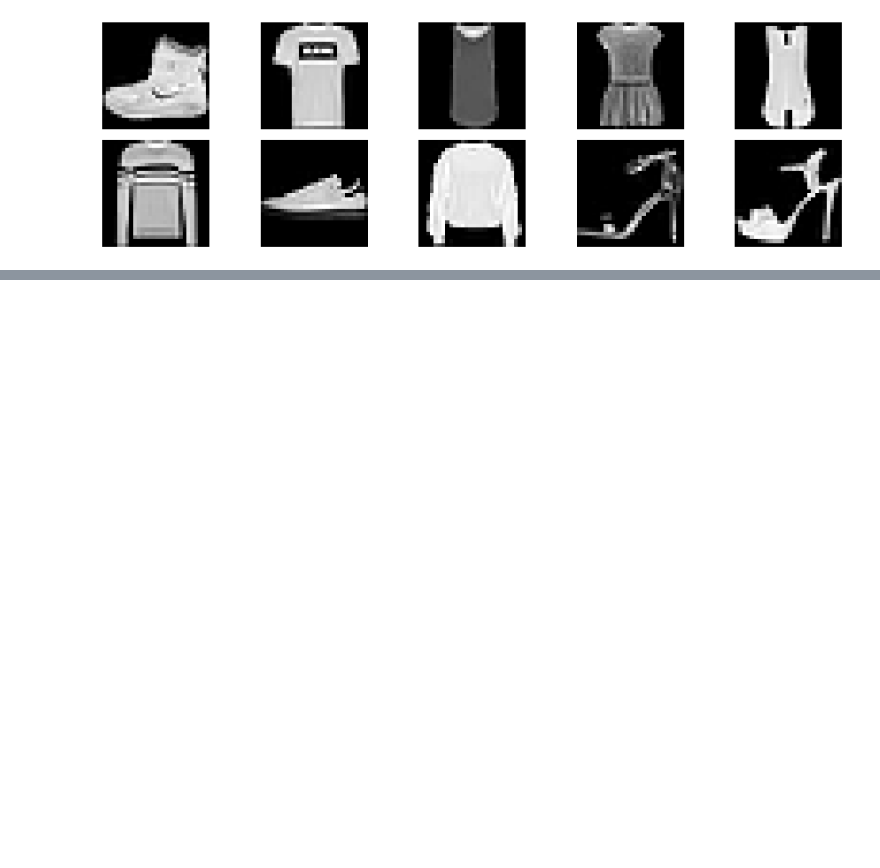
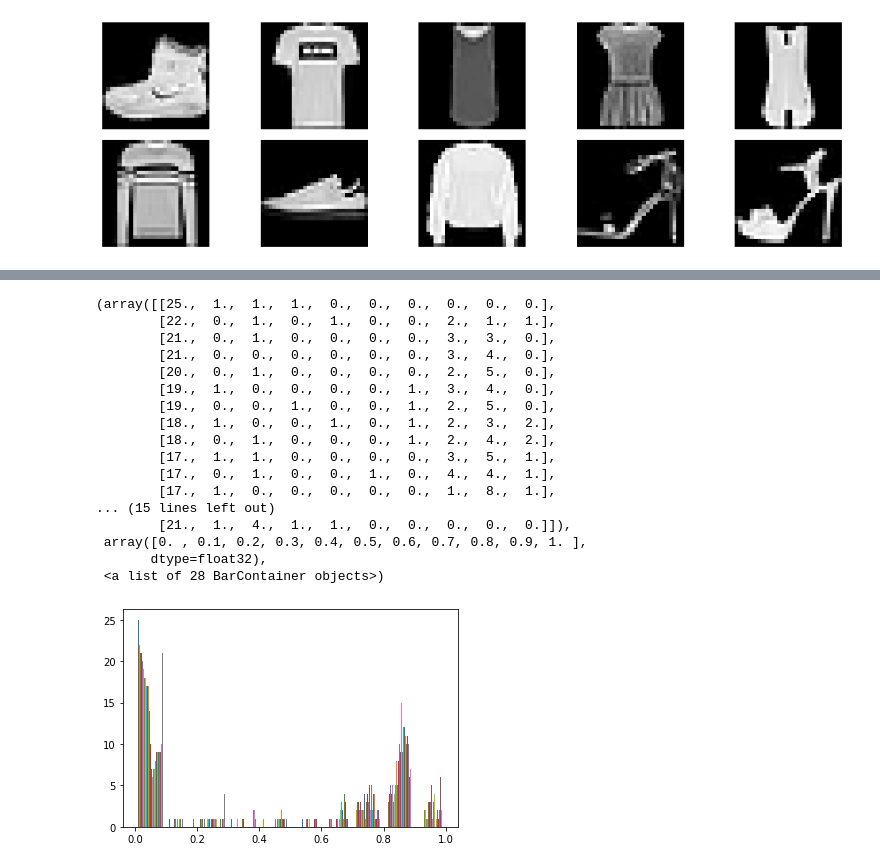
Before and after one commit to FHegardt/Deep_Learning_FH, a Jupyter notebook: Exercises/Exer1_Image_class.ipynb, the cells around one changed output, grey strips where cells are left out. Drawn from its saved outputs; the diff is of its cells as text; code cells hidden in the pictures; blank space fills up the shorter version.

```diff
--- a/Exercises/Exer1_Image_class.ipynb
+++ b/Exercises/Exer1_Image_class.ipynb
@@ -19,0 +58,22 @@ display_images()
+# %%
+test = fashion_mnist[0][0].astype("float32")/255
+plt.hist(test[0])
+# %% [output]
+(array([[25.,  1.,  1.,  1.,  0.,  0.,  0.,  0.,  0.,  0.],
+        [22.,  0.,  1.,  0.,  1.,  0.,  0.,  2.,  1.,  1.],
+        [21.,  0.,  1.,  0.,  0.,  0.,  0.,  3.,  3.,  0.],
+        [21.,  0.,  0.,  0.,  0.,  0.,  0.,  3.,  4.,  0.],
+        [20.,  0.,  1.,  0.,  0.,  0.,  0.,  2.,  5.,  0.],
+        [19.,  1.,  0.,  0.,  0.,  0.,  1.,  3.,  4.,  0.],
+        [19.,  0.,  0.,  1.,  0.,  0.,  1.,  2.,  5.,  0.],
+        [18.,  1.,  0.,  0.,  1.,  0.,  1.,  2.,  3.,  2.],
+        [18.,  0.,  1.,  0.,  0.,  0.,  1.,  2.,  4.,  2.],
+        [17.,  1.,  1.,  0.,  0.,  0.,  0.,  3.,  5.,  1.],
+        [17.,  0.,  1.,  0.,  0.,  1.,  0.,  4.,  4.,  1.],
+        [17.,  1.,  0.,  0.,  0.,  0.,  0.,  1.,  8.,  1.],
+... (15 lines left out)
+        [21.,  1.,  4.,  1.,  1.,  0.,  0.,  0.,  0.,  0.]]),
+ array([0. , 0.1, 0.2, 0.3, 0.4, 0.5, 0.6, 0.7, 0.8, 0.9, 1. ],
+       dtype=float32),
+ <a list of 28 BarContainer objects>)
+[figure, added]
```
Also changed, not shown: parts of 2 cells of this notebook.
